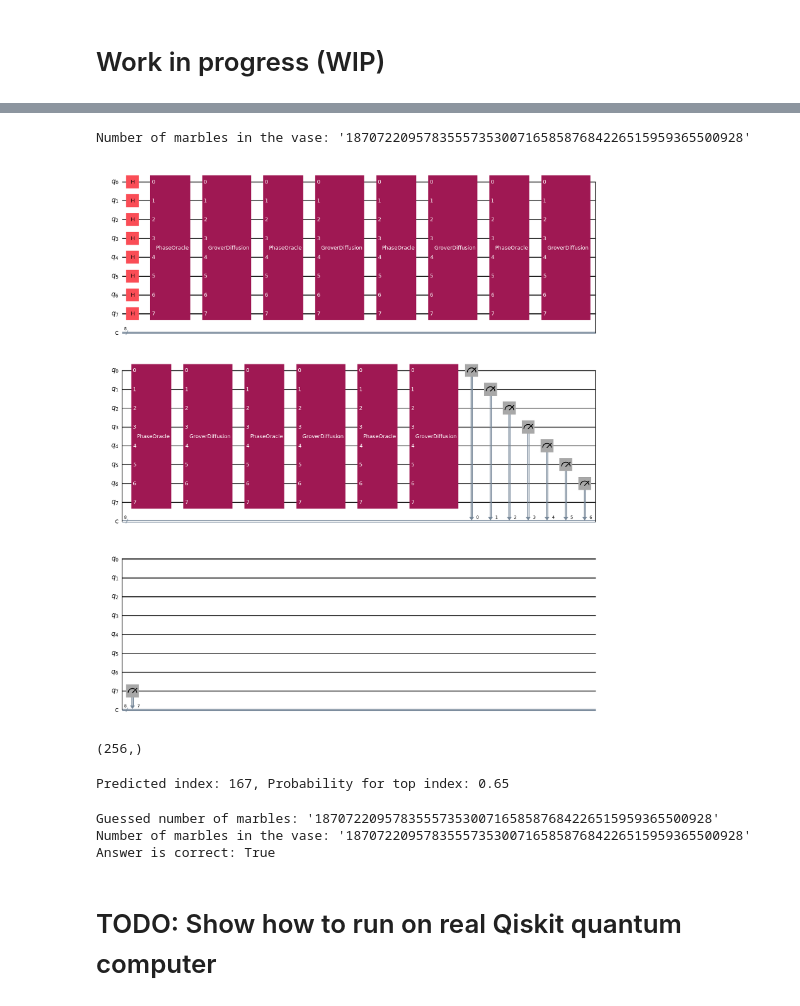
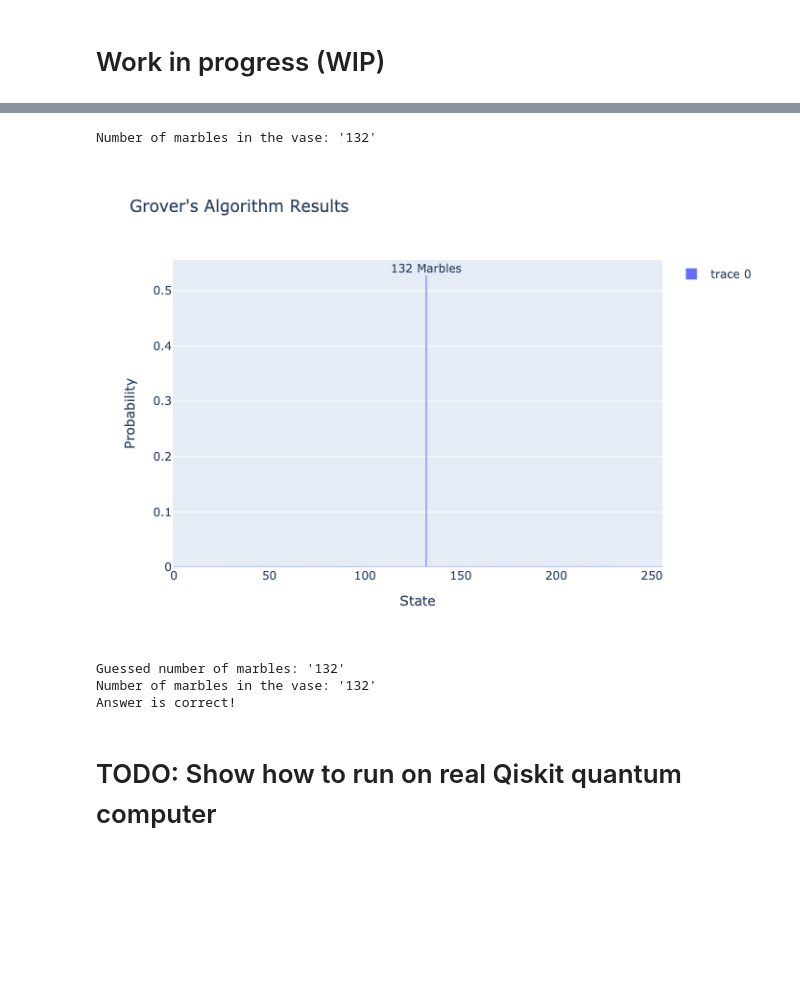
Before and after one commit to CarloLepelaars/q4p, a Jupyter notebook: nbs/00b-marbles.ipynb, the cells around one changed output, grey strips where cells are left out. Cells and saved outputs as stored; diff of their text form; code cells hidden in the pictures; blank space fills up the shorter version.

Commit message:
wip marbles notebook

```diff
--- a/nbs/00b-marbles.ipynb
+++ b/nbs/00b-marbles.ipynb
@@ -26,35 +39,43 @@ Random target state index: 167
-# %%
-def binary_array_to_decimal(binary_array):
-    """Convert a binary numpy array to decimal number (big endian)"""
-    # Reverse array since we want big endian
-    binary_str = ''.join(map(str, binary_array[::-1].astype(int)))
-    return int(binary_str, 2)
-
-target_decimal = binary_array_to_decimal(target_state)
-print(f"Number of marbles in the vase: '{target_decimal}'")
-# %% [output]
-Number of marbles in the vase: '187072209578355573530071658587684226515959365500928'
+# %%
+target_decimal = np.argmax(target_state)
+print(f"Number of marbles in the vase: '{target_decimal}'")
+# %% [output]
+Number of marbles in the vase: '132'
 # %%
-grover = Grover().get_grover_circuit(n_iterations=7, n_qubits=n_qubits, target_state=target_state)
-grover.draw(output="mpl")
+grover = Grover().get_grover_circuit(n_iterations=6, n_qubits=n_qubits, target_state=target_state)
+result = grover(np.array([1]+[0]*(len(target_state)-1)))
-# %% [output]
-[figure, removed]
-# %%
-result = grover(np.array([1]+[0]*(len(target_state)-1)))
-# %% [output]
-(256,)
-# %%
-print(f"Predicted index: {np.argmax(result)}, Probability for top index: {np.max(result).round(2)}")
-# %% [output]
-Predicted index: 167, Probability for top index: 0.65
+# %%
+max_idx = np.argmax(result)
+max_val = result[max_idx]
+
+fig = go.Figure(data=[
+    go.Bar(x=list(range(len(result))), y=result),
+    go.Scatter(
+        x=[max_idx],
+        y=[max_val],
+        mode='text',
+        text=[f'{max_idx:.0f} Marbles'],
+        textposition='top center',
+        marker=dict(color='green'),
+        showlegend=False
+    )
+])
+fig.update_layout(
+    title="Grover's Algorithm Results",
+    xaxis_title="State",
+    yaxis_title="Probability"
+)
+fig.show()
+# %% [output]
+[figure, added]
 # %%
-print(f"Guessed number of marbles: '{binary_array_to_decimal(result.round())}'")
+print(f"Guessed number of marbles: '{np.argmax(result.round())}'")
 print(f"Number of marbles in the vase: '{target_decimal}'")
-print(f"Answer is correct: {'True' if binary_array_to_decimal(result.round()) == target_decimal else 'False'}")
+print(f"Answer is {'correct' if np.argmax(result.round()) == target_decimal else 'incorrect'}!")
 # %% [output]
-Guessed number of marbles: '187072209578355573530071658587684226515959365500928'
-Number of marbles in the vase: '187072209578355573530071658587684226515959365500928'
-Answer is correct: True
+Guessed number of marbles: '132'
+Number of marbles in the vase: '132'
+Answer is correct!
 # %% [markdown]
 # TODO: Show how to run on real Qiskit quantum computer
 # %%
```
Also changed, not shown: parts of 6 cells of this notebook, 1 other file.
